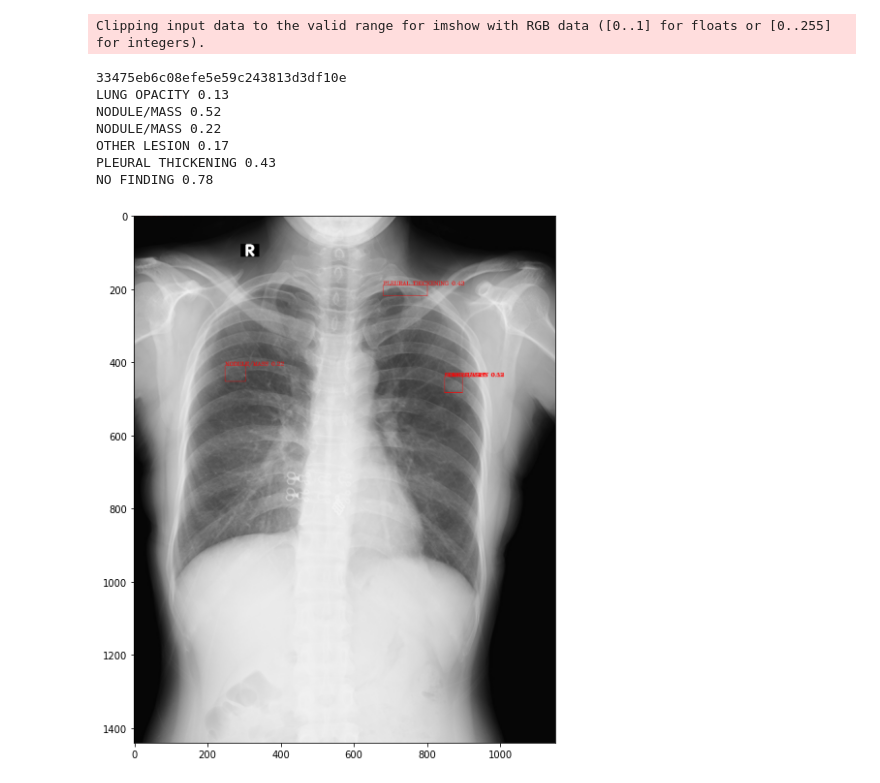
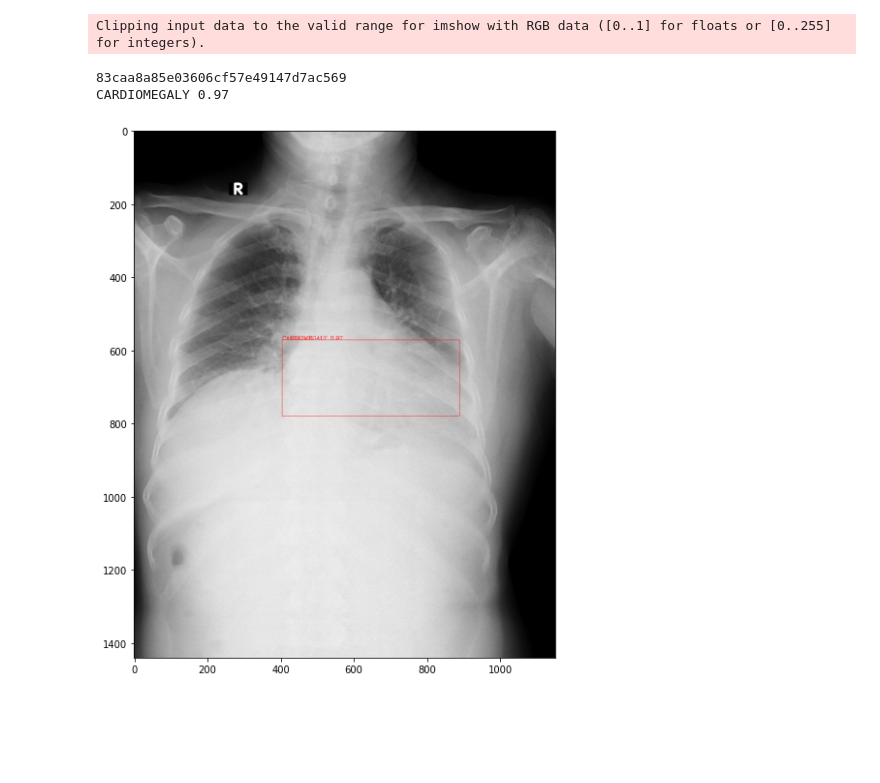
Before and after one commit to skull8888888/xray, a Jupyter notebook: predict.ipynb, the cells around one changed output. Drawn from its saved outputs; the diff is of its cells as text; code cells hidden in the pictures; blank space fills up the shorter version.

```diff
--- a/predict.ipynb
+++ b/predict.ipynb
@@ -174,35 +210,30 @@ df.to_csv("submission.csv",index=False)
 # %%
 sub = pd.read_csv('submission.csv')
 
-row = sub.iloc[150 - 1]
+row = sub.iloc[1 - 1]
 pred_string = row['PredictionString']
 image_id = row['image_id']
 print(image_id)
 img_path = 'test_2x/test/' + image_id + '.jpg'
 
 image = cv2.imread(img_path)
 image = cv2.cvtColor(image, cv2.COLOR_BGR2RGB)
 image = image / 255
 image = image.astype('float32')
 
 # boxes = np.array(boxes)
 # boxes
 pred = np.array(list(map(lambda x: float(x), pred_string.split(' '))))
 pred = pred.reshape(-1,6)
 
 boxes = pred[:, 2:].astype(int) // 2
 scores = pred[:,1].astype(float)
 labels = pred[:,0].astype(int)
 
 plot_image(image, boxes, labels, scores)
 # boxes, labels
 # %% [output]
 Clipping input data to the valid range for imshow with RGB data ([0..1] for floats or [0..255] for integers).
-33475eb6c08efe5e59c243813d3df10e
-LUNG OPACITY 0.13
-NODULE/MASS 0.52
-NODULE/MASS 0.22
-OTHER LESION 0.17
-PLEURAL THICKENING 0.43
-NO FINDING 0.78
+83caa8a85e03606cf57e49147d7ac569
+CARDIOMEGALY 0.97
-[figure, old version]
+[figure, new version]
```
Also changed, not shown: parts of 6 cells of this notebook, 7 other files.
